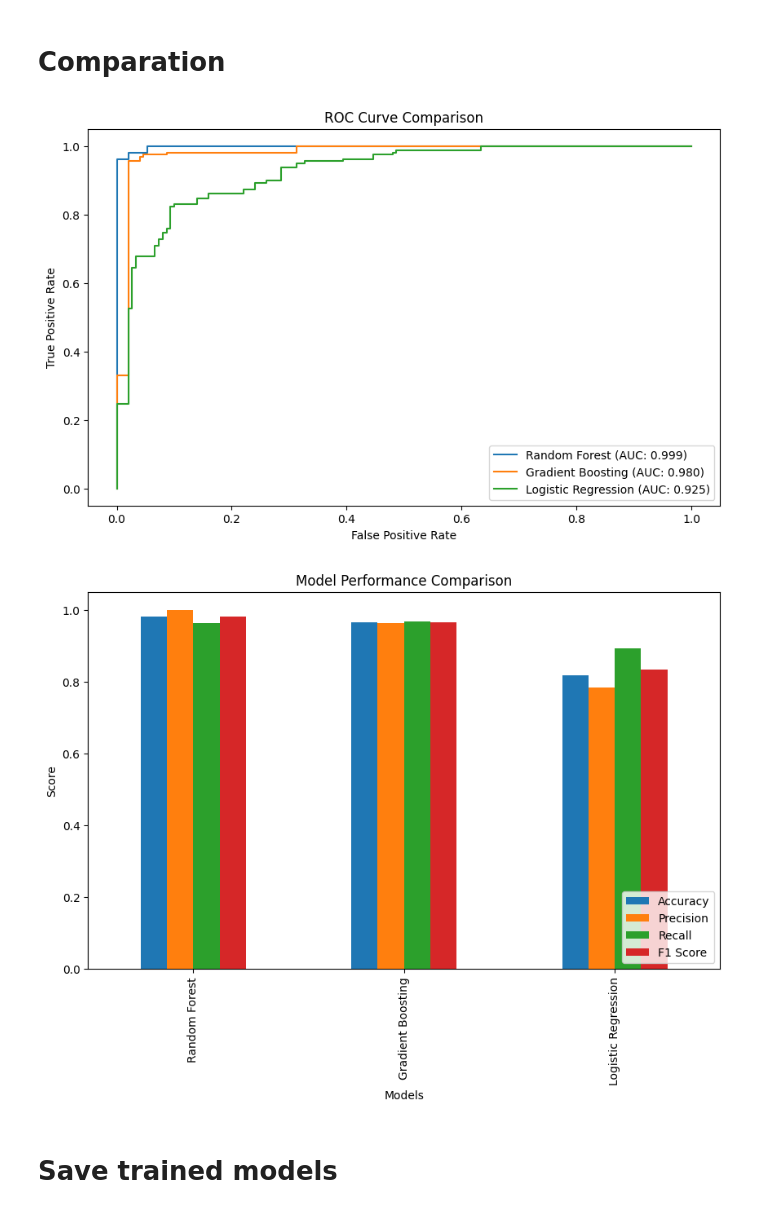
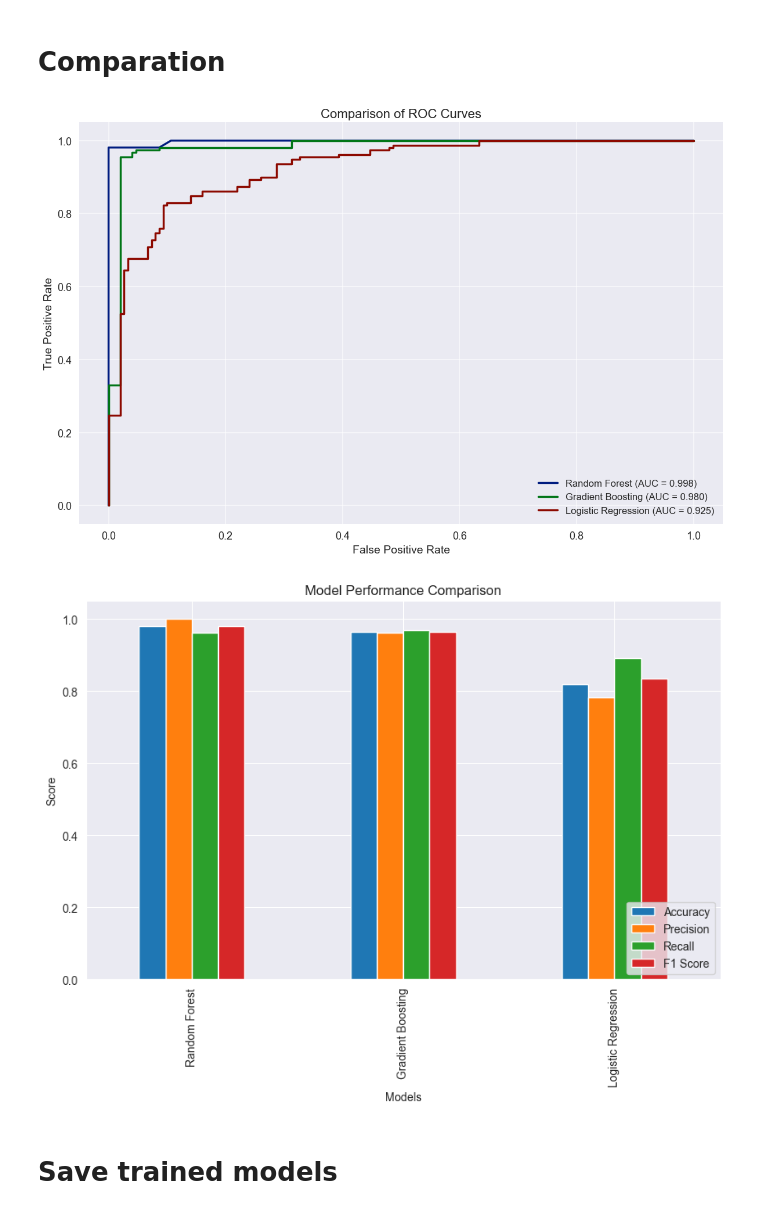
Before and after one commit to Kavallerya/HeartDeseasePrediction, a Jupyter notebook: HeartDiseasePrediction.ipynb, the cells around one changed output. Cells and saved outputs as stored; diff of their text form; code cells hidden in the pictures.

Commit message:
update ROC curve

```diff
--- a/HeartDiseasePrediction.ipynb
+++ b/HeartDiseasePrediction.ipynb
@@ -150,24 +149,32 @@ F1 Score: 0.834319527
 # %% [markdown]
 # Comparation #
 # %%
-#Співвідношення між True Positive Rate (TPR) і False Positive Rate (FPR).
-plt.figure(figsize=(10, 6))
+def plot_roc_comparison(models, X_test, X_test_scaled, y_test):
 
-for name, model in models.items():
-    if hasattr(model, "predict_proba"):
-        y_pred_prob = model.predict_proba(X_test_scaled if name in ["Logistic Regression"] else X_test)[:, 1]
-    else:
-        y_pred_prob = model.decision_function(X_test_scaled if name in ["Logistic Regression"] else X_test)
-    fpr, tpr, _ = roc_curve(y_test, y_pred_prob)
-    plt.plot(fpr, tpr, label=f"{name} (AUC: {roc_auc_score(y_test, y_pred_prob):.3f})")
+    plt.figure(figsize=(12, 8))
+    plt.style.use('seaborn-v0_8-dark-palette')
 
-plt.xlabel("False Positive Rate")
-plt.ylabel("True Positive Rate")
-plt.legend()
-plt.title("ROC Curve Comparison")
-plt.show()
+    for name, model in models.items():
+        if hasattr(model, "predict_proba"):
+            y_pred_prob = model.predict_proba(X_test_scaled if name == "Logistic Regression" else X_test)[:, 1]
+        else:
+            y_pred_prob = model.decision_function(X_test_scaled if name == "Logistic Regression" else X_test)
+
+        fpr, tpr, _ = roc_curve(y_test, y_pred_prob)
+        auc_score = roc_auc_score(y_test, y_pred_prob)
+        plt.plot(fpr, tpr, label=f"{name} (AUC = {auc_score:.3f})", linewidth=2.5)
+
+    plt.title("Comparison of ROC Curves", fontsize=16)
+    plt.xlabel("False Positive Rate", fontsize=14)
+    plt.ylabel("True Positive Rate", fontsize=14)
+    plt.legend(loc="lower right", fontsize=12)
+    plt.grid(alpha=0.6)
+    plt.tight_layout()
+    plt.show()
+
+plot_roc_comparison(models, X_test, X_test_scaled, y_test)
 # %% [output]
-[figure, old version]
+[figure, new version]
 # %%
 def plot_model_comparison(models, X_test, X_test_scaled, y_test):
     metrics = {"Accuracy": [], "Precision": [], "Recall": [], "F1 Score": []}
@@ -191,7 +198,7 @@ def plot_model_comparison(models, X_test, X_test_scaled, y_test):
 
 plot_model_comparison(models, X_test, X_test_scaled, y_test)
 # %% [output]
-[figure, old version]
+[figure, new version]
 # %% [markdown]
 # Save trained models #
 # %%
```
Also changed, not shown: parts of 2 cells of this notebook.
